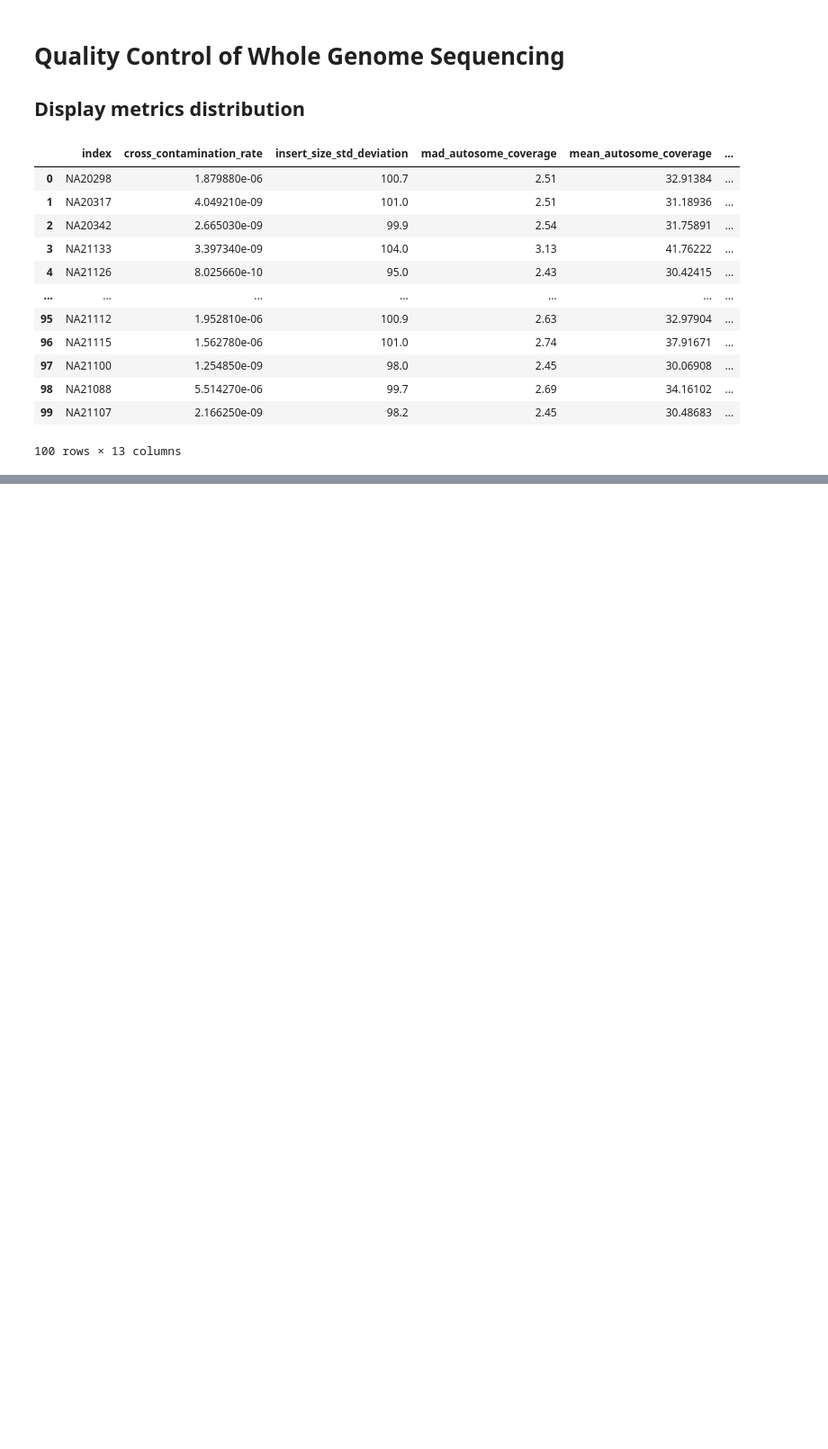
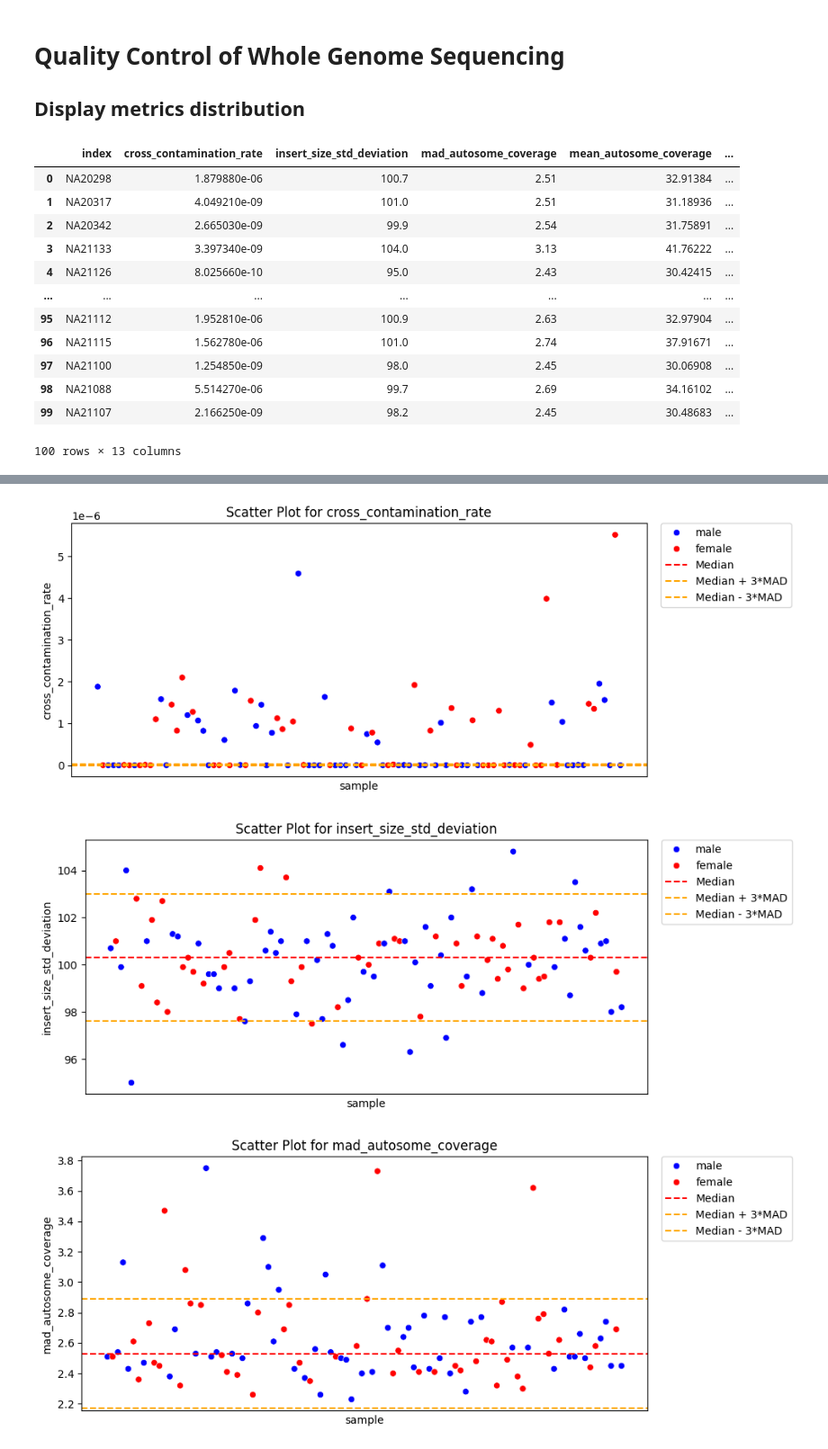
Before and after one commit to ga4gh/quality-control-wgs, a Jupyter notebook: benchmark_resources/stats/Metrics_distribution.ipynb, the cells around one changed output, grey strips where cells are left out. Shown at 90% size. Drawn from its saved outputs; the diff is of its cells as text; code cells hidden in the pictures; blank space fills up the shorter version.

Commit message:
merged metadata gender and ethinicity to dataframe to plot

```diff
--- a/benchmark_resources/stats/Metrics_distribution.ipynb
+++ b/benchmark_resources/stats/Metrics_distribution.ipynb
@@ -111,0 +63,47 @@ for col in merged_dft.columns[1:10]:
+# %%
+import pandas as pd
+import numpy as np
+import seaborn as sns
+import matplotlib.pyplot as plt
+
+# Ignore FutureWarning: is_categorical_dtype is deprecated and will be removed in a future version. Use isinstance(dtype, CategoricalDtype) instead
+import warnings
+warnings.simplefilter(action='ignore', category=FutureWarning)
+
+# For each metric
+for col in merged_dft.columns[1:10]:
+
+    # Create a scatter plot
+    plt.figure(figsize=(10, 4))
+    sns.scatterplot(data=merged_dft, x="index", y=col,
+                    hue='Sex', palette = {'male':'blue', 'female':'red'} )
+
+    # Calculate median and MAD
+    median = merged_dft[col].median()
+    mad = np.median(np.abs(merged_dft[col] - median))
+
+    # Add median and +/-3MAD lines
+    plt.axhline(y=median, linestyle='--', color='red', label='Median')
+    plt.axhline(y=median + 3 * mad, linestyle='--', color='orange', label='Median + 3*MAD')
+    plt.axhline(y=median - 3 * mad, linestyle='--', color='orange', label='Median - 3*MAD')
+
+    # Set plot title and labels
+    plt.title(f"Scatter Plot for {col}")
+    plt.xlabel("sample")
+    plt.ylabel(col)
+    plt.xticks([]) # Hide x-axis labels
+
+    if col in ylims:
+        plt.ylim(ylims[col][0], ylims[col][1])
+
+    # Show legend
+    # plt.legend()
+    plt.legend(bbox_to_anchor=(1.025,1), loc='upper left', borderaxespad=0.)
+    plt.tight_layout()
+
+    # Show the plot
+    plt.show()
+# %% [output]
+[figure, added]
+[figure, added]
+[figure, added]
```
Also changed, not shown: parts of 2 cells of this notebook.
